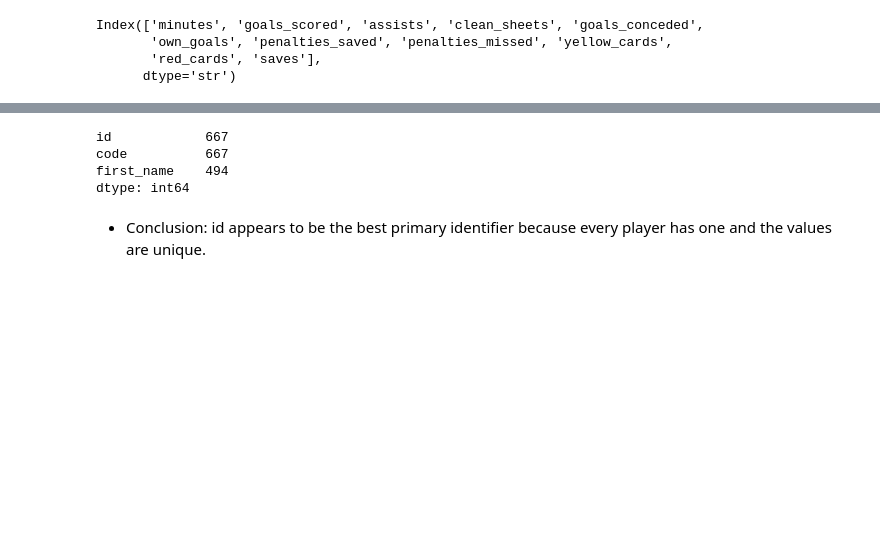
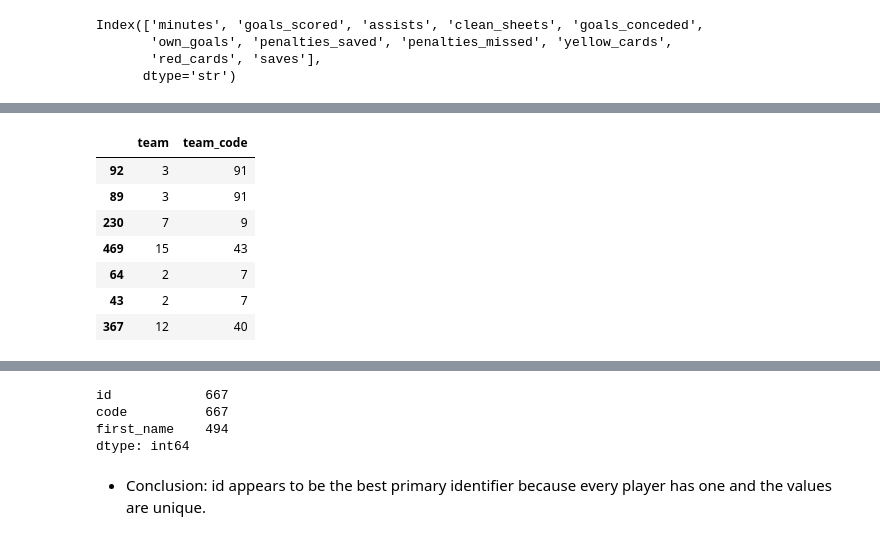
Before and after one commit to omarislam7/Fantasy-PL, a Jupyter notebook: notebooks/01_api_explore.ipynb, the cells around one changed output, grey strips where cells are left out. Saved outputs shown, nothing was run; the diff lists cells and outputs as text; code cells hidden in the pictures; blank space fills up the shorter version.

```diff
--- a/notebooks/01_api_explore.ipynb
+++ b/notebooks/01_api_explore.ipynb
@@ -52,0 +88,11 @@ Index(['minutes', 'goals_scored', 'assists', 'clean_sheets', 'goals_conceded',
+# %%
+players[["team", "team_code"]].sample(7)
+# %% [output]
+|  | team | team_code |
+| 92 | 3 | 91 |
+| 89 | 3 | 91 |
+| 230 | 7 | 9 |
+| 469 | 15 | 43 |
+| 64 | 2 | 7 |
+| 43 | 2 | 7 |
+| 367 | 12 | 40 |
```
Also changed, not shown: parts of 24 cells of this notebook, 2 other files.
